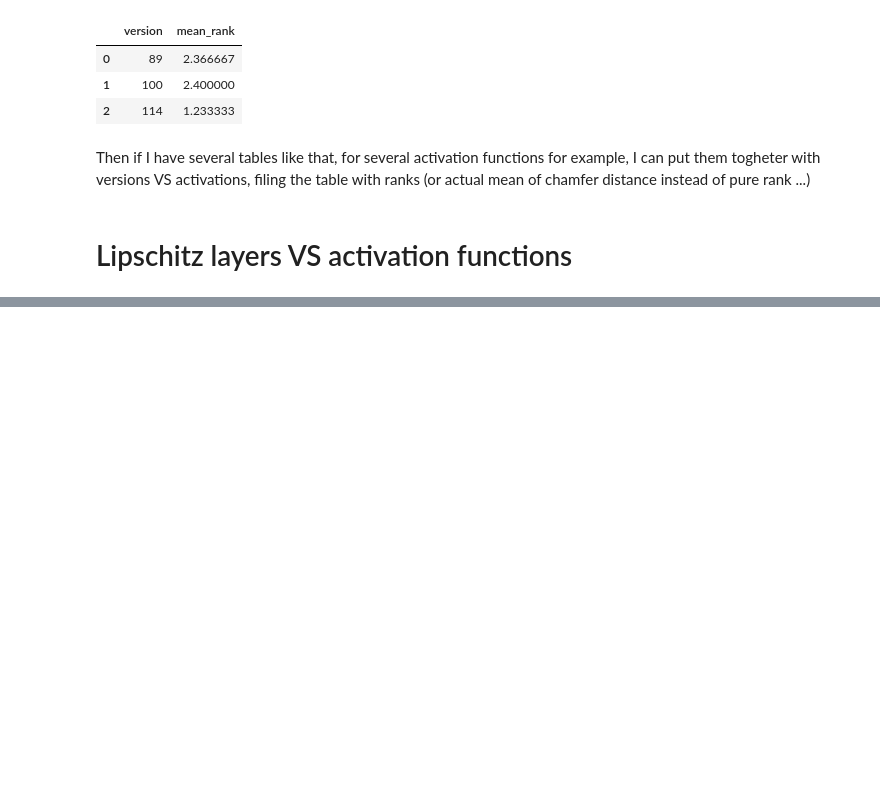
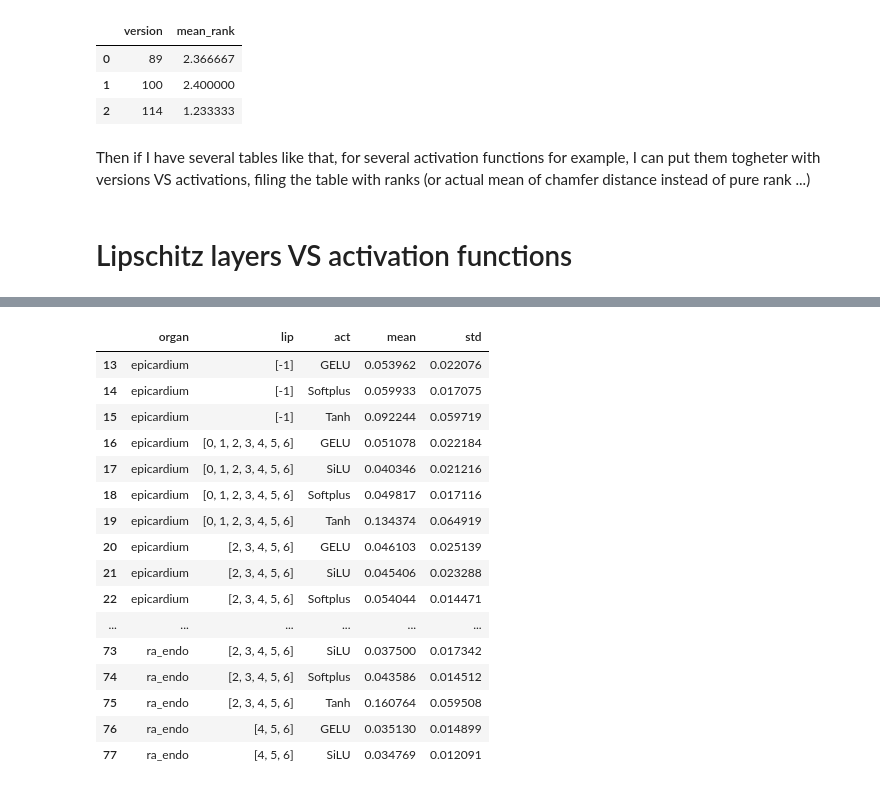
Before and after one commit to enr1xo/deepcsdf-ventricles-MRI, a Jupyter notebook: summarize_performance_metrics.ipynb, the cells around one changed output, grey strips where cells are left out. Saved outputs shown, nothing was run; the diff lists cells and outputs as text; code cells hidden in the pictures; blank space fills up the shorter version.

```diff
--- a/summarize_performance_metrics.ipynb
+++ b/summarize_performance_metrics.ipynb
@@ -204,0 +211,6 @@ df_all
+# %%
+df = df_all.groupby(["organ", "metric", "lip", "act"])["value"].agg(
+    mean="mean",
+    std="std"
+).reset_index()
+df
@@ -204,0 +231,21 @@ df_all
+# %%
+df_chamfer = df.query(" metric == 'chamfer' ").drop(columns="metric")
+df_chamfer
+# %% [output]
+|  | organ | lip | act | mean | std |
+| 13 | epicardium | [-1] | GELU | 0.053962 | 0.022076 |
+| 14 | epicardium | [-1] | Softplus | 0.059933 | 0.017075 |
+| 15 | epicardium | [-1] | Tanh | 0.092244 | 0.059719 |
+| 16 | epicardium | [0, 1, 2, 3, 4, 5, 6] | GELU | 0.051078 | 0.022184 |
+| 17 | epicardium | [0, 1, 2, 3, 4, 5, 6] | SiLU | 0.040346 | 0.021216 |
+| 18 | epicardium | [0, 1, 2, 3, 4, 5, 6] | Softplus | 0.049817 | 0.017116 |
+| 19 | epicardium | [0, 1, 2, 3, 4, 5, 6] | Tanh | 0.134374 | 0.064919 |
+| 20 | epicardium | [2, 3, 4, 5, 6] | GELU | 0.046103 | 0.025139 |
+| 21 | epicardium | [2, 3, 4, 5, 6] | SiLU | 0.045406 | 0.023288 |
+| 22 | epicardium | [2, 3, 4, 5, 6] | Softplus | 0.054044 | 0.014471 |
+| ... | ... | ... | ... | ... | ... |
+| 73 | ra_endo | [2, 3, 4, 5, 6] | SiLU | 0.037500 | 0.017342 |
+| 74 | ra_endo | [2, 3, 4, 5, 6] | Softplus | 0.043586 | 0.014512 |
+| 75 | ra_endo | [2, 3, 4, 5, 6] | Tanh | 0.160764 | 0.059508 |
+| 76 | ra_endo | [4, 5, 6] | GELU | 0.035130 | 0.014899 |
+| 77 | ra_endo | [4, 5, 6] | SiLU | 0.034769 | 0.012091 |
```
Also changed, not shown: parts of 6 cells of this notebook.
